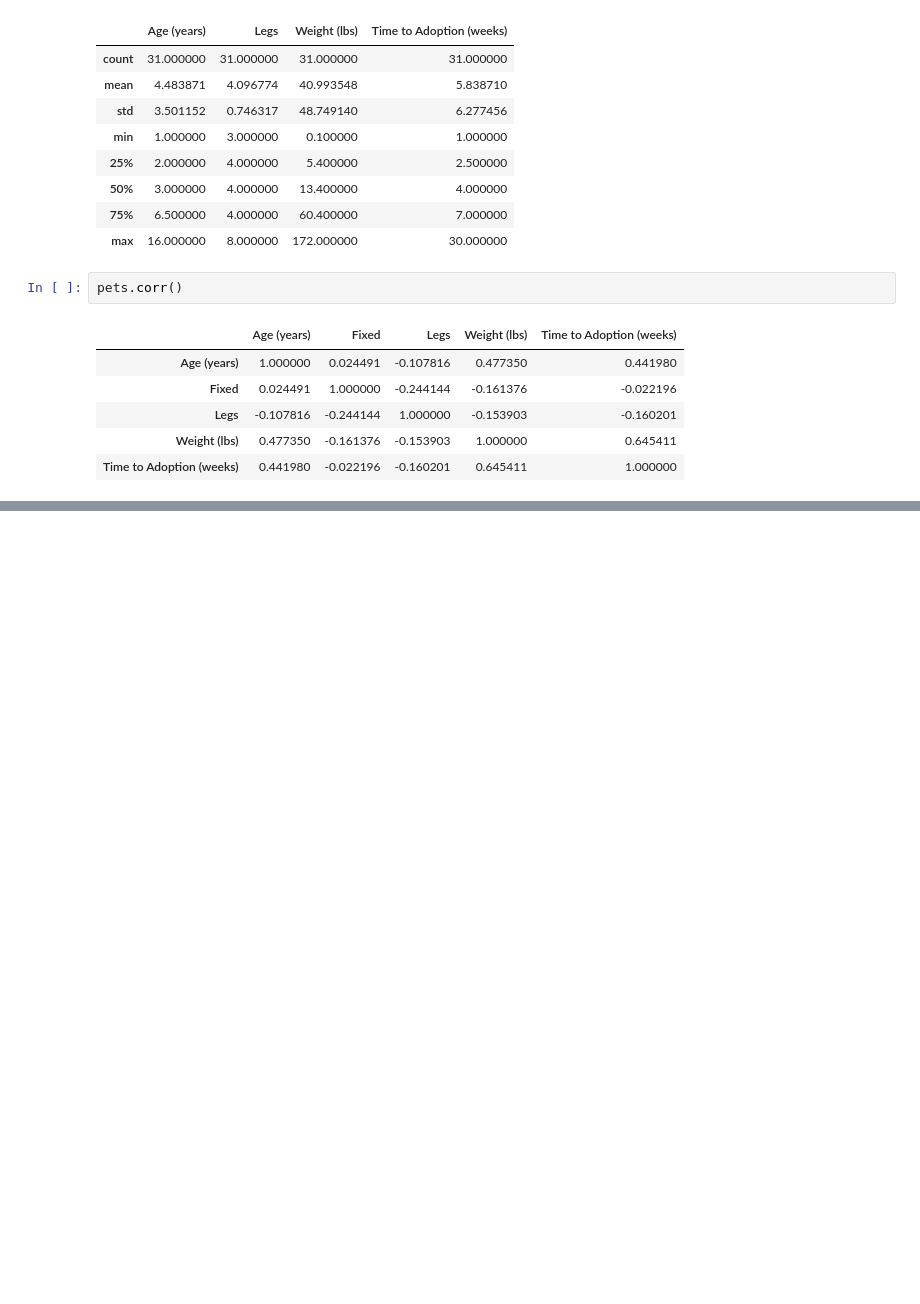
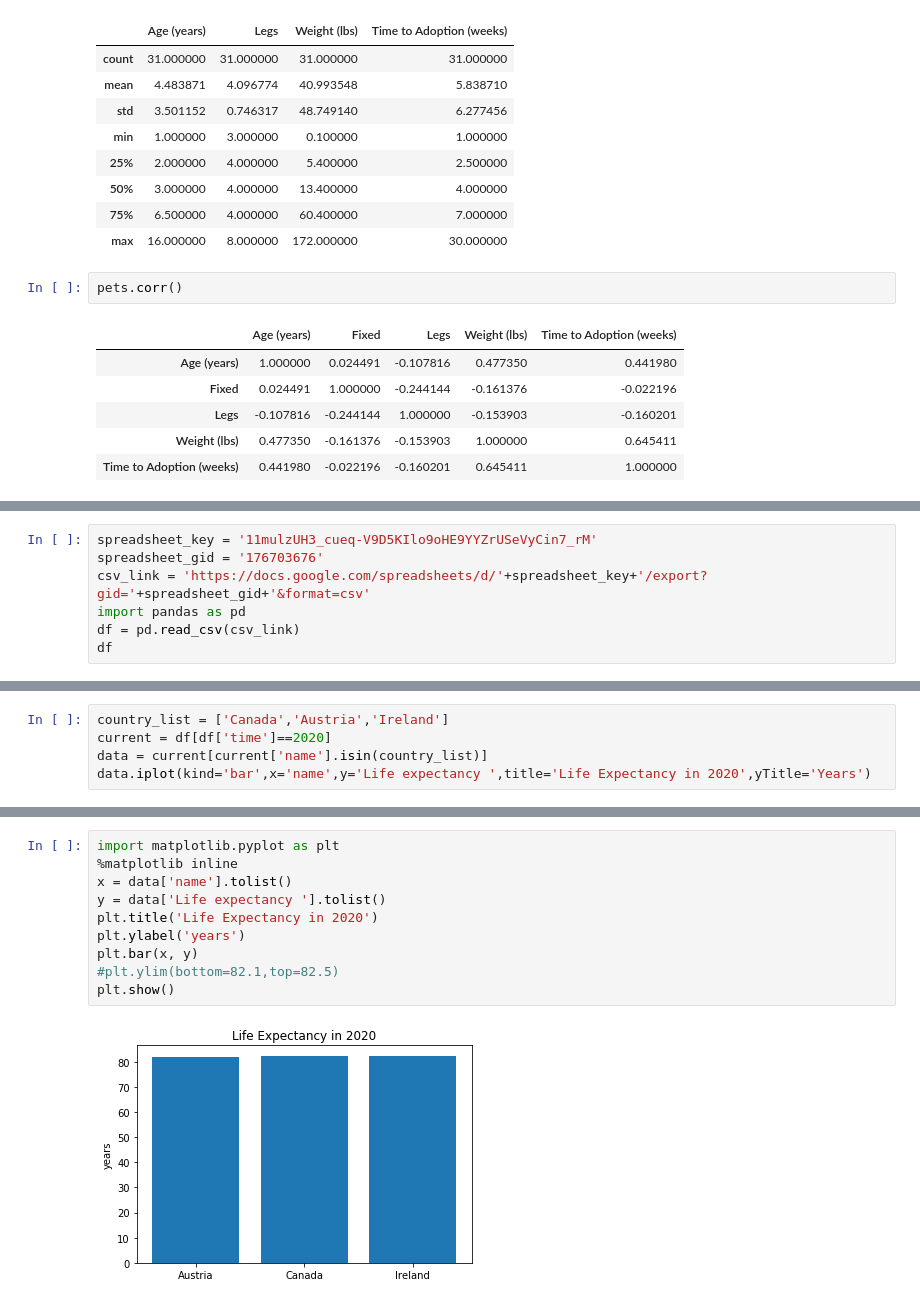
Before and after one commit to lfunderburk/online-courses, a Jupyter notebook: CallystoAndDataScience/module-five-unit-three.ipynb, the cells around one changed output, grey strips where cells are left out. Drawn from its saved outputs; the diff is of its cells as text; blank space fills up the shorter version.

```diff
--- a/CallystoAndDataScience/module-five-unit-three.ipynb
+++ b/CallystoAndDataScience/module-five-unit-three.ipynb
@@ -66,0 +73,7 @@ pets.corr()
+# %%
+spreadsheet_key = '11mulzUH3_cueq-V9D5KIlo9oHE9YYZrUSeVyCin7_rM'
+spreadsheet_gid = '176703676'
+csv_link = 'https://docs.google.com/spreadsheets/d/'+spreadsheet_key+'/export?gid='+spreadsheet_gid+'&format=csv'
+import pandas as pd
+df = pd.read_csv(csv_link)
+df
@@ -66,0 +101,5 @@ pets.corr()
+# %%
+country_list = ['Canada','Austria','Ireland']
+current = df[df['time']==2020]
+data = current[current['name'].isin(country_list)]
+data.iplot(kind='bar',x='name',y='Life expectancy ',title='Life Expectancy in 2020',yTitle='Years')
@@ -66,0 +108,12 @@ pets.corr()
+# %%
+import matplotlib.pyplot as plt
+%matplotlib inline
+x = data['name'].tolist()
+y = data['Life expectancy '].tolist()
+plt.title('Life Expectancy in 2020')
+plt.ylabel('years')
+plt.bar(x, y)
+#plt.ylim(bottom=82.1,top=82.5)
+plt.show()
+# %% [output]
+[figure, added]
```
Also changed, not shown: parts of 10 cells of this notebook.
